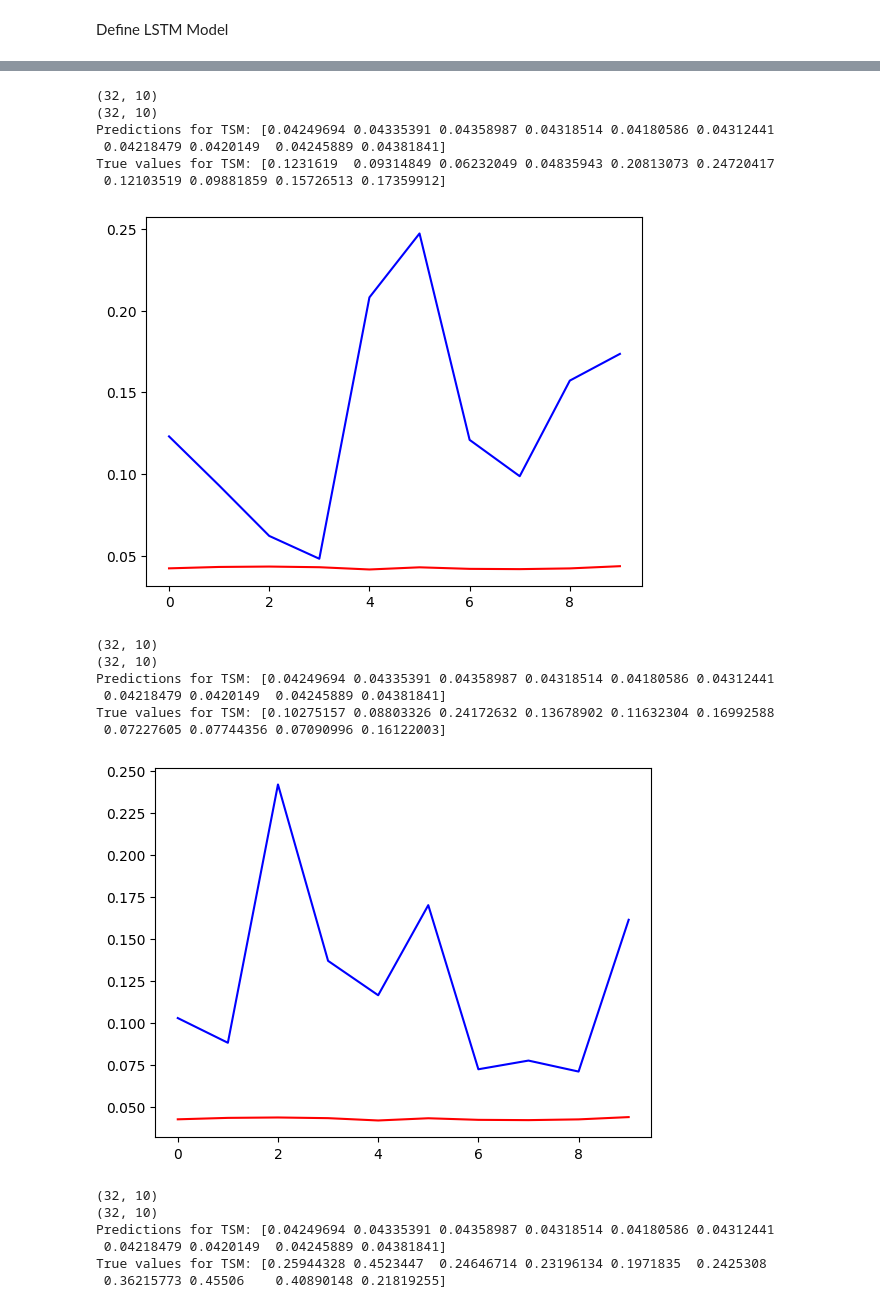
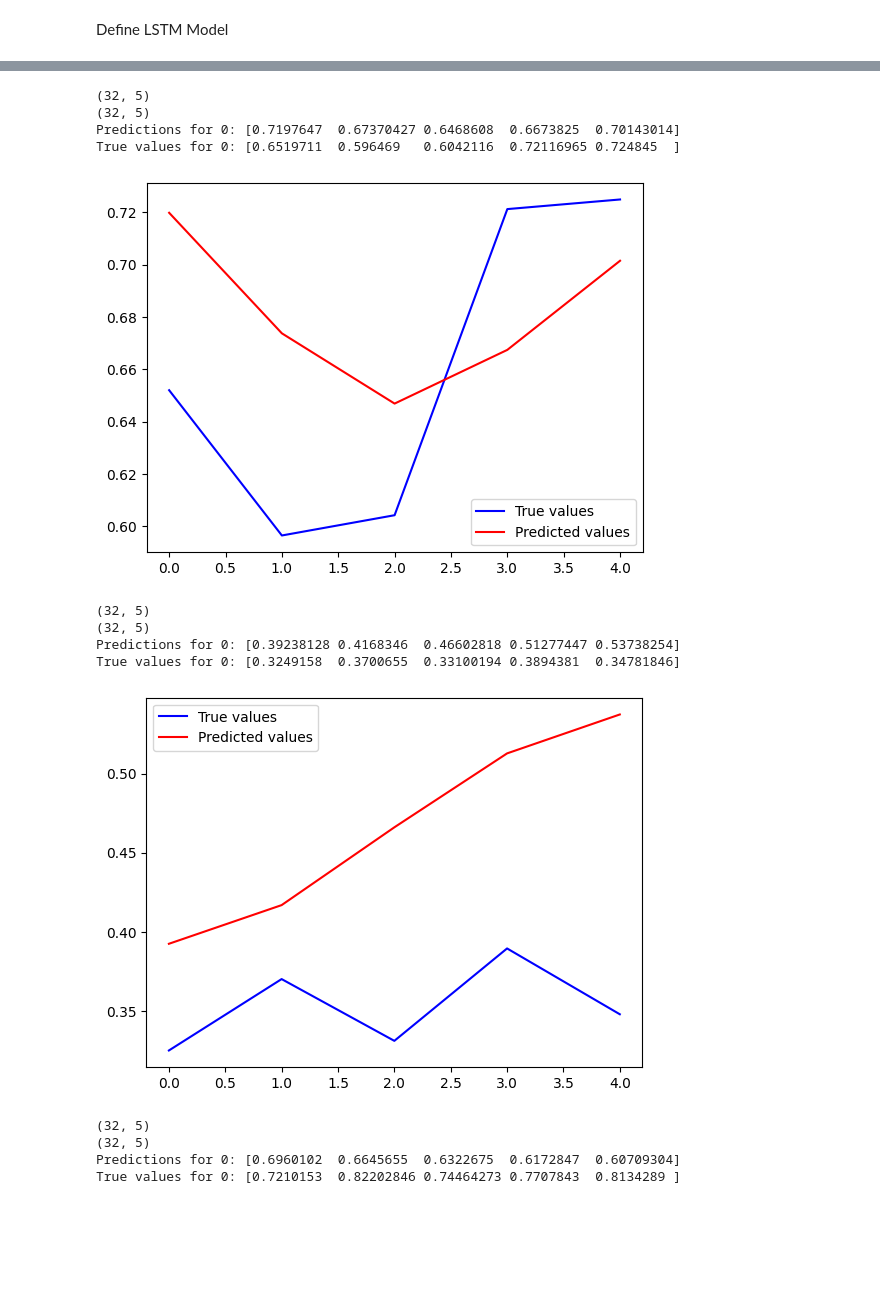
Before and after one commit to Retrospek/AlgorithmicTrading, a Jupyter notebook: backend/ArtificialIntelligence/eda.ipynb, the cells around one changed output, grey strips where cells are left out. Drawn from its saved outputs; the diff is of its cells as text; code cells hidden in the pictures; blank space fills up the shorter version.

```diff
--- a/backend/ArtificialIntelligence/eda.ipynb
+++ b/backend/ArtificialIntelligence/eda.ipynb
@@ -53,7 +54,7 @@ def calculate_rsi(data, window=14):
     return rsi
 # %%
 NVDA = 'NVDA'
-SEMICONDUCTORS = ["TSM", "AVGO", "AMD", "ASML", "MRVL", "ON"]
+SEMICONDUCTORS = ["TSM", "AVGO", "AMD", "ASML", "MRVL", "ON", "NVDA"]
 scaler = MinMaxScaler(feature_range=(0, 1)) # Scaling RSI values for more relatable trends
 
 semiConductor_data = yf.download(NVDA, start='2010-01-01', end='2024-01-01')
@@ -71,12 +72,14 @@ for stock in SEMICONDUCTORS:
 
     stock_data['Ticker'] = stock
     stock_data['RSI'] = calculate_rsi(stock_data['Close'], window=14)
+
     stock_data['RSI_Scaled'] = scaler.fit_transform(stock_data['RSI'].values.reshape(-1, 1))
     stock_data['Close_Scaled'] = scaler.fit_transform(stock_data['Close'].values.reshape(-1, 1))
     stock_data['High_Scaled'] = scaler.fit_transform(stock_data['High'].values.reshape(-1, 1))
     stock_data['Low_Scaled'] = scaler.fit_transform(stock_data['Low'].values.reshape(-1, 1))
     stock_data['Open_Scaled'] = scaler.fit_transform(stock_data['Open'].values.reshape(-1, 1))
     stock_data['Volume_Scaled'] = scaler.fit_transform(stock_data['Volume'].values.reshape(-1, 1))
+
     stock_data.reset_index(inplace=True)
     #stock_data = stock_data[['Date', 'Close', 'High', 'Low', 'Open', 'Volume', 'Ticker', 'RSI', 'RSI_Scaled']]
     stock_data.columns = [col[0] for col in stock_data.columns]
@@ -89,12 +92,14 @@ for stock in SEMICONDUCTORS:
 semiConductor_data = semiConductor_data.dropna()
 semiConductor_data.to_csv("semiconductorData.csv", index=False)
 print([ i for i in semiConductor_data['Ticker'].unique()])
-for stock in SEMICONDUCTORS + [NVDA]:
+for stock in SEMICONDUCTORS:
     print(f"{stock} rows: {len(semiConductor_data.loc[semiConductor_data['Ticker'] == stock])}")
 
 print(semiConductor_data.columns)
 semiConductor_data.drop(columns=['Date', 'RSI', 'Close', 'High', 'Low', 'Open', 'Volume'], inplace=True)
 print(semiConductor_data.dtypes)
+semiConductor_data['Ticker'], conversion = pd.factorize(semiConductor_data['Ticker'])
+print(f"Conversion: {conversion}")
 semiConductor_data.head(5)
 # %% [output]
 [*********************100%***********************]  1 of 1 completed
@@ -130,16 +136,15 @@ dtype: object
 # %%
 class lstmDataset(Dataset):
-    def __init__(self, data, features, targets, input_window=20, output_window=10):
+    def __init__(self, data, features, targets, input_window=30, output_window=5):
         self.data = torch.FloatTensor(data.values)
         self.input_window = input_window
         self.output_window = output_window
-
     def __len__(self):
         return len(self.data) - self.input_window - self.output_window + 1
 
     def __getitem__(self, idx):
         x = self.data[idx : idx + self.input_window]
-        y = self.data[idx + self.input_window : idx + self.input_window + self.output_window, 5]  # Assuming column 7 is the target
+        y = self.data[idx + self.input_window : idx + self.input_window + self.output_window, 1]  # Assuming column 6 is the target
         return x, y
 # %%
 features = ["Close", "High", "Low", "Open", "Volume"]
@@ -263,13 +327,16 @@ Company: AVGO, Epoch: 5, Batch: 100, Loss: 0.0008110223570838571
 # %%
 model.eval()
+
 test_loss = 0
 num_batches = 0
 
 with torch.no_grad():
     i = 0
-    for ticker, loader in company_loaders.items():
+    for ticker, loader in test_loaders.items():
         i += 1
         for x_batch, y_batch in loader:
+            x_batch, y_batch = x_batch.to(device), y_batch.to(device)
+
             y_pred = model(x_batch)
 
             loss = criterion(y_pred, y_batch)
@@ -278,31 +345,39 @@ with torch.no_grad():
 
             if num_batches % 100 == 0:
                 print(f"Test Loss after {num_batches} batches: {test_loss / num_batches}")
-        if i == 1:
+
+        if i == 2:
             break
 
-# Calculate average test loss
 avg_test_loss = test_loss / num_batches
 print(f"Average Test Loss: {avg_test_loss}")
 
-coordinates = np.linspace(start=0, stop=9, num=10, dtype=int).tolist()
+coordinates = np.linspace(start=0, stop=4, num=5, dtype=int).tolist()
 print(coordinates)
 
-ticker = "TSM"  # Example: test for NVIDIA
+ticker = 0
 j = 0
-for x_batch, y_batch in company_loaders[ticker]:
+for x_batch, y_batch in test_loaders[ticker]:
     j += 1
+
+    x_batch, y_batch = x_batch.to(device), y_batch.to(device)
+
     y_pred = model(x_batch)
 
-    y_pred = y_pred.detach().numpy()
-    y_batch = y_batch.numpy()
+    # Detach from the computation graph and move to CPU for plotting
+    y_pred = y_pred.detach().cpu().numpy()
+    y_batch = y_batch.cpu().numpy()
+
     print(y_batch.shape)
     print(y_pred.shape)
     print(f"Predictions for {ticker}: {y_pred[0]}")
     print(f"True values for {ticker}: {y_batch[0]}")
-    plt.plot(coordinates, y_batch[0], color="blue")
-    plt.plot(coordinates, y_pred[0], color="red")
+
+    plt.plot(coordinates, y_batch[0], color="blue", label="True values")
+    plt.plot(coordinates, y_pred[0], color="red", label="Predicted values")
+    plt.legend()
     plt.show()
-    if j == 10:
+
+    if j == 20:
         break
 # %% [output]
@@ -326,20 +396,14 @@ True values for TSM: [0.2276607  0.19529629 0.15294762 0.20791318 0.21701872 0.1
-(32, 10)
-(32, 10)
-Predictions for TSM: [0.04249694 0.04335391 0.04358987 0.04318514 0.04180586 0.04312441
- 0.04218479 0.0420149  0.04245889 0.04381841]
-True values for TSM: [0.1231619  0.09314849 0.06232049 0.04835943 0.20813073 0.24720417
- 0.12103519 0.09881859 0.15726513 0.17359912]
+(32, 5)
+(32, 5)
+Predictions for 0: [0.7197647  0.67370427 0.6468608  0.6673825  0.70143014]
+True values for 0: [0.6519711  0.596469   0.6042116  0.72116965 0.724845  ]
-[figure, old version]
+[figure, new version]
-(32, 10)
-(32, 10)
-Predictions for TSM: [0.04249694 0.04335391 0.04358987 0.04318514 0.04180586 0.04312441
- 0.04218479 0.0420149  0.04245889 0.04381841]
-True values for TSM: [0.10275157 0.08803326 0.24172632 0.13678902 0.11632304 0.16992588
- 0.07227605 0.07744356 0.07090996 0.16122003]
+(32, 5)
+(32, 5)
+Predictions for 0: [0.39238128 0.4168346  0.46602818 0.51277447 0.53738254]
+True values for 0: [0.3249158  0.3700655  0.33100194 0.3894381  0.34781846]
-[figure, old version]
+[figure, new version]
-(32, 10)
-(32, 10)
-Predictions for TSM: [0.04249694 0.04335391 0.04358987 0.04318514 0.04180586 0.04312441
- 0.04218479 0.0420149  0.04245889 0.04381841]
-True values for TSM: [0.25944328 0.4523447  0.24646714 0.23196134 0.1971835  0.2425308
- 0.36215773 0.45506    0.40890148 0.21819255]
+(32, 5)
+(32, 5)
+Predictions for 0: [0.6960102  0.6645655  0.6322675  0.6172847  0.60709304]
+True values for 0: [0.7210153  0.82202846 0.74464273 0.7707843  0.8134289 ]
```
Also changed, not shown: parts of 6 cells of this notebook, 6 other files.
